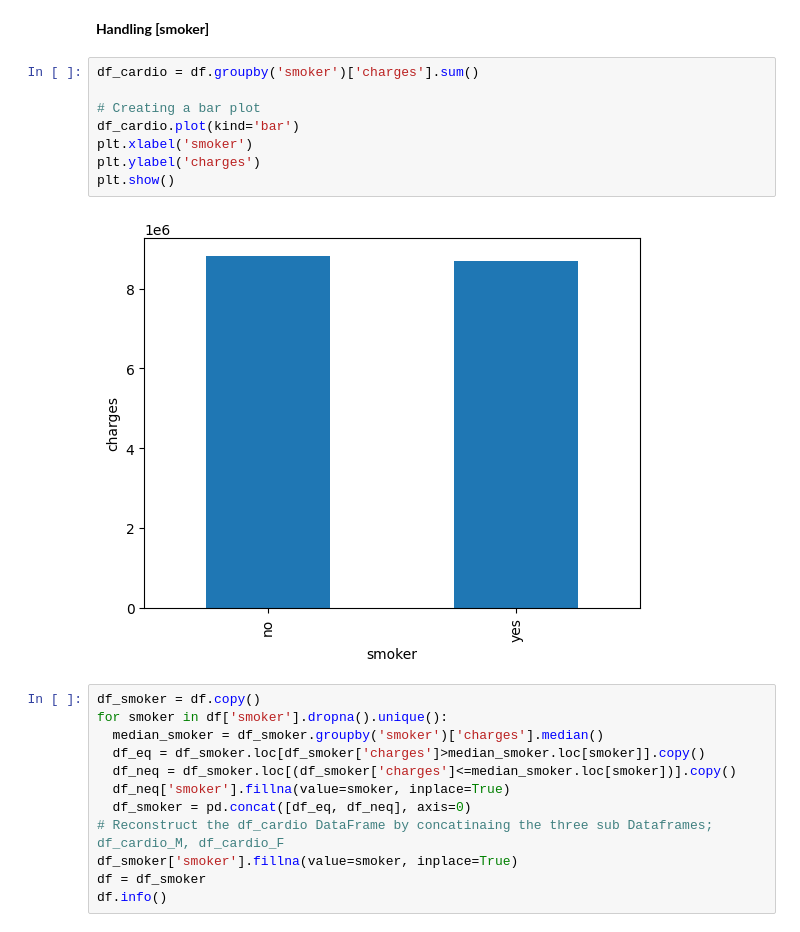
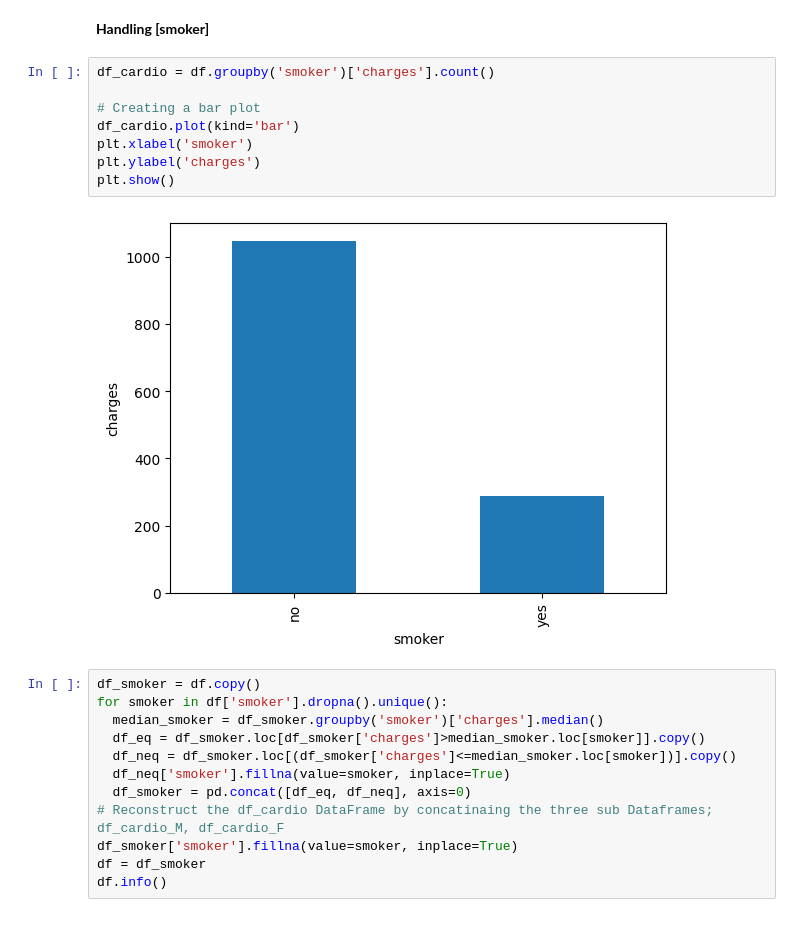
Before and after one commit to amohd63/ENCS5141-INTELLIGENT-SYSTEMS-LAB, a Jupyter notebook: Manual_ENCS5141_Exp2_Handling_Missing_Data.ipynb, the cells around one changed output. Saved outputs shown, nothing was run; the diff lists cells and outputs as text.

```diff
--- a/Manual_ENCS5141_Exp2_Handling_Missing_Data.ipynb
+++ b/Manual_ENCS5141_Exp2_Handling_Missing_Data.ipynb
@@ -2152,15 +2183,15 @@ dtype: int64
 # %% [markdown]
 **Handling [smoker]**
 # %%
-df_cardio = df.groupby('smoker')['charges'].sum()
+df_cardio = df.groupby('smoker')['charges'].count()
 
 # Creating a bar plot
 df_cardio.plot(kind='bar')
 plt.xlabel('smoker')
 plt.ylabel('charges')
 plt.show()
 # %% [output]
-[figure, old version]
+[figure, new version]
 # %%
 df_smoker = df.copy()
 for smoker in df['smoker'].dropna().unique():
```
Also changed, not shown: parts of 14 cells of this notebook.
